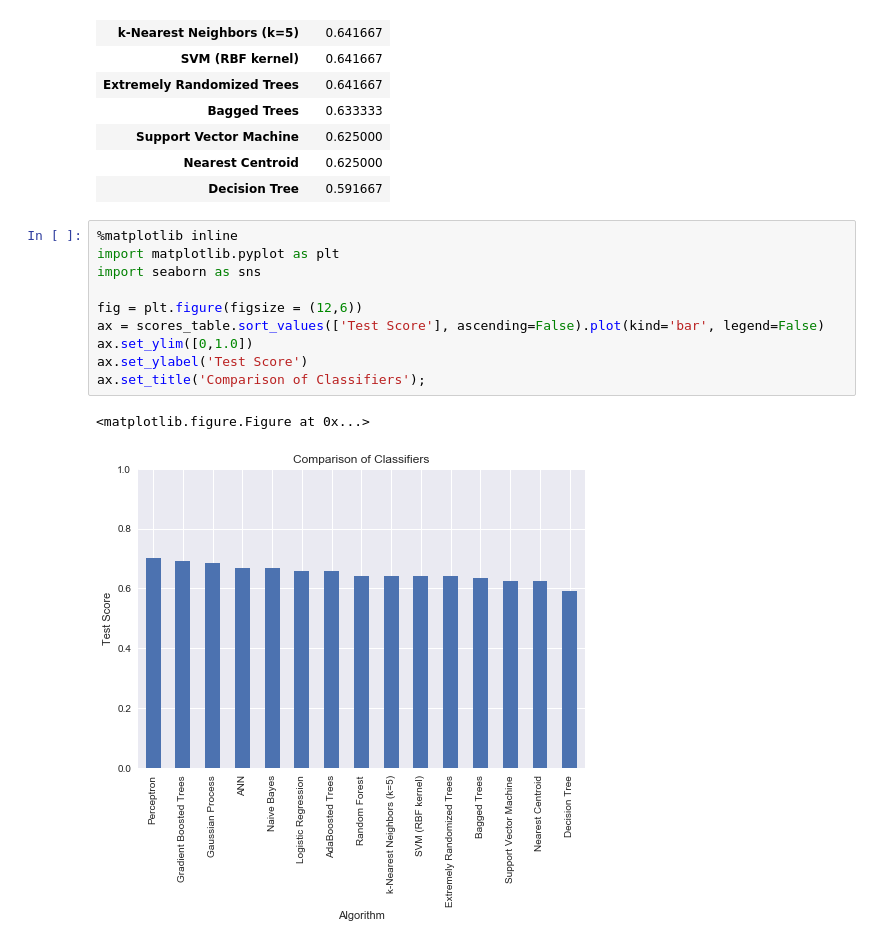
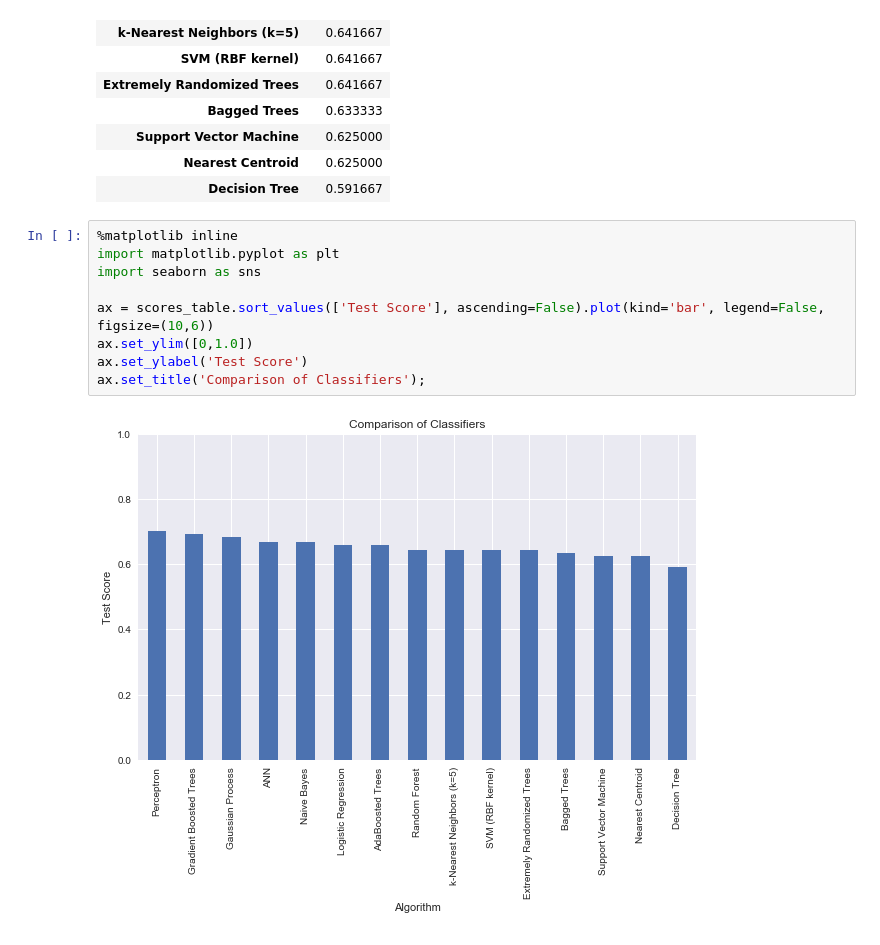
Before and after one commit to rayjustinhuang/Data-Analysis-and-Machine-Learning, a Jupyter notebook: Classifier Comparison.ipynb, the cells around one changed output. Drawn from its saved outputs; the diff is of its cells as text.

Commit message:
Improve plotting

```diff
--- a/Classifier Comparison.ipynb
+++ b/Classifier Comparison.ipynb
@@ -169,13 +169,11 @@ scores_table.sort_values(['Test Score'], ascending=False)
 # %%
 %matplotlib inline
 import matplotlib.pyplot as plt
 import seaborn as sns
 
-fig = plt.figure(figsize = (12,6))
-ax = scores_table.sort_values(['Test Score'], ascending=False).plot(kind='bar', legend=False)
+ax = scores_table.sort_values(['Test Score'], ascending=False).plot(kind='bar', legend=False, figsize=(10,6))
 ax.set_ylim([0,1.0])
 ax.set_ylabel('Test Score')
 ax.set_title('Comparison of Classifiers');
 # %% [output]
-<matplotlib.figure.Figure at 0x...>
-[figure, old version]
+[figure, new version]
```
